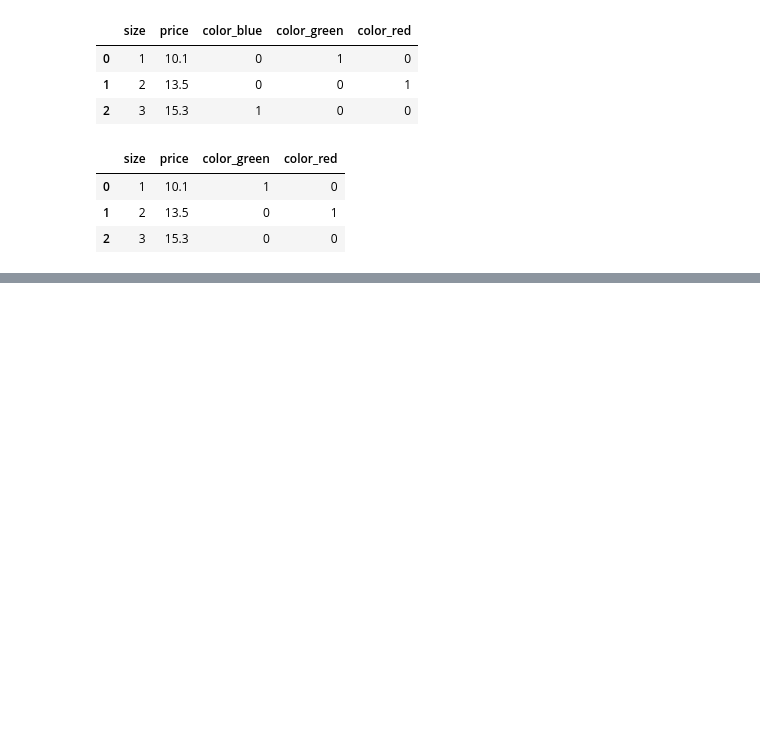
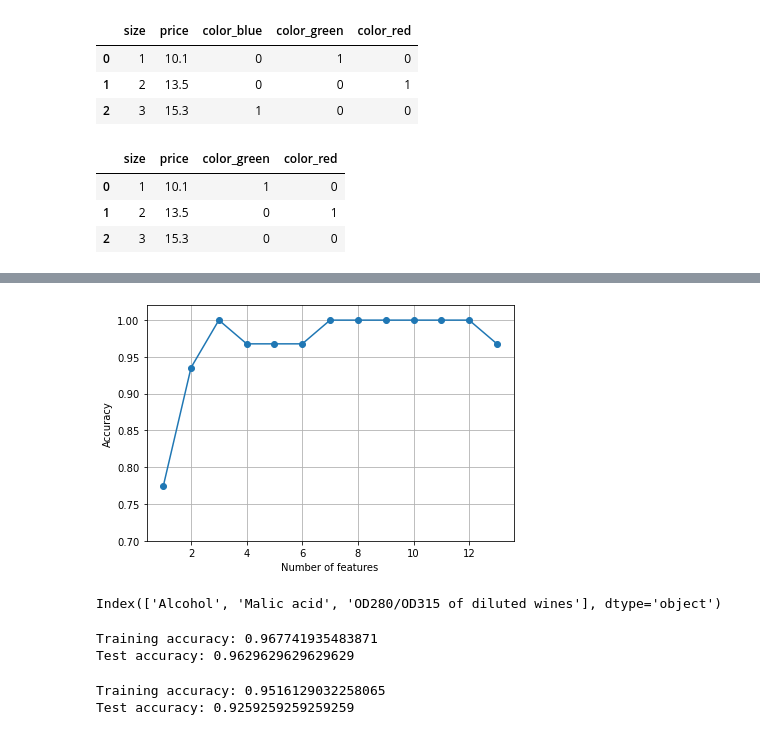
Before and after one commit to sekinem/python-machine-learning, a Jupyter notebook: chapter04/ch04.ipynb, the cells around one changed output, grey strips where cells are left out. Saved outputs shown, nothing was run; the diff lists cells and outputs as text; code cells hidden in the pictures; blank space fills up the shorter version.

```diff
--- a/chapter04/ch04.ipynb
+++ b/chapter04/ch04.ipynb
@@ -195,0 +221,6 @@ pd.get_dummies(df[['color', 'size', 'price']], drop_first=True)
+# %%
+from sklearn.model_selection import train_test_split
+
+X, y = df_wine.iloc[:, 1:].values, df_wine.iloc[:, 0].values
+X_train, X_test, y_train, y_test = train_test_split(X, y, test_size=0.3, random_state=0, stratify=y)
+X_train.shape, X_test.shape
@@ -195,0 +247,7 @@ pd.get_dummies(df[['color', 'size', 'price']], drop_first=True)
+# %%
+from sklearn.preprocessing import StandardScaler
+
+stdsc = StandardScaler()
+X_train_std = stdsc.fit_transform(X_train)
+X_test_std = stdsc.transform(X_test)
+X_train_std.min(), X_train_std.max()
@@ -195,0 +258,8 @@ pd.get_dummies(df[['color', 'size', 'price']], drop_first=True)
+# %%
+from sklearn.linear_model import LogisticRegression
+
+lr = LogisticRegression(penalty='l1', solver='liblinear', multi_class='ovr')
+lr.fit(X_train_std, y_train)
+
+print(f'Training Accuracy: {lr.score(X_train_std, y_train)}')
+print(f'Test Accuracy: {lr.score(X_test_std, y_test)}')
@@ -195,0 +339,40 @@ pd.get_dummies(df[['color', 'size', 'price']], drop_first=True)
+# %%
+from sklearn.neighbors import KNeighborsClassifier
+import matplotlib.pyplot as plt
+
+knn = KNeighborsClassifier(n_neighbors=5)
+sbs = SBS(knn, k_features=1)
+sbs.fit(X_train_std, y_train)
+
+k_feat = [len(k) for k in sbs.subsets_]
+
+plt.plot(k_feat, sbs.scores_, marker='o')
+plt.ylim([0.7, 1.02])
+plt.ylabel('Accuracy')
+plt.xlabel('Number of features')
+plt.grid()
+plt.tight_layout()
+plt.show()
+# %% [output]
+[figure, added]
+# %%
+k3 = list(sbs.subsets_[10])
+print(df_wine.columns[1:][k3])
+# %% [output]
+Index(['Alcohol', 'Malic acid', 'OD280/OD315 of diluted wines'], dtype='object')
+# %%
+knn.fit(X_train_std, y_train)
+
+print(f'Training accuracy: {knn.score(X_train_std, y_train)}')
+print(f'Test accuracy: {knn.score(X_test_std, y_test)}')
+# %% [output]
+Training accuracy: 0.967741935483871
+Test accuracy: 0.9629629629629629
+# %%
+knn.fit(X_train_std[:, k3], y_train)
+
+print(f'Training accuracy: {knn.score(X_train_std[:, k3], y_train)}')
+print(f'Test accuracy: {knn.score(X_test_std[:, k3], y_test)}')
+# %% [output]
+Training accuracy: 0.9516129032258065
+Test accuracy: 0.9259259259259259
```
Also changed, not shown: parts of 17 cells of this notebook.
